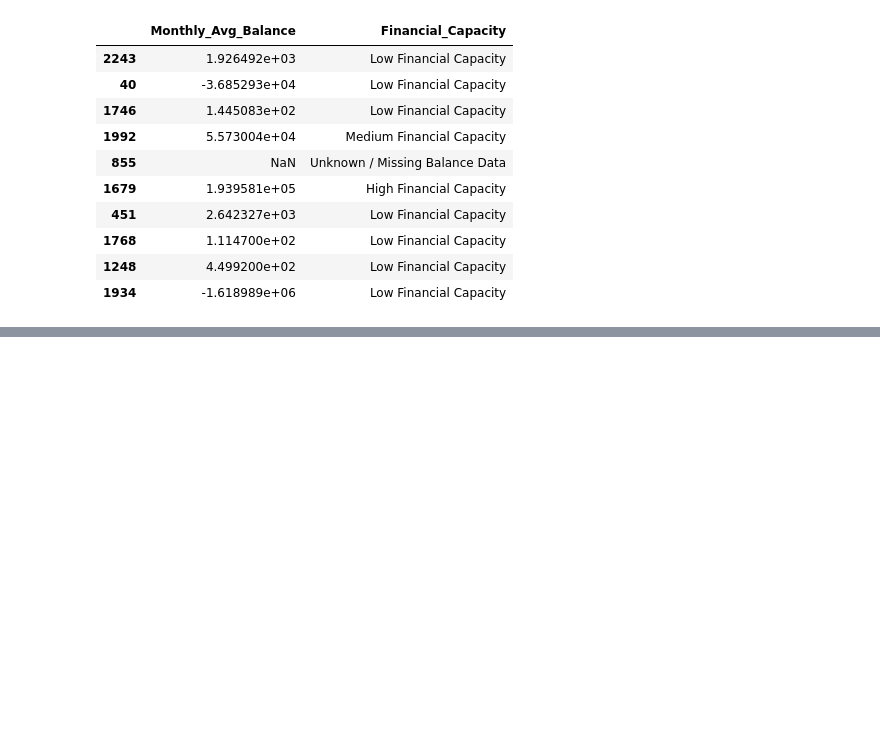
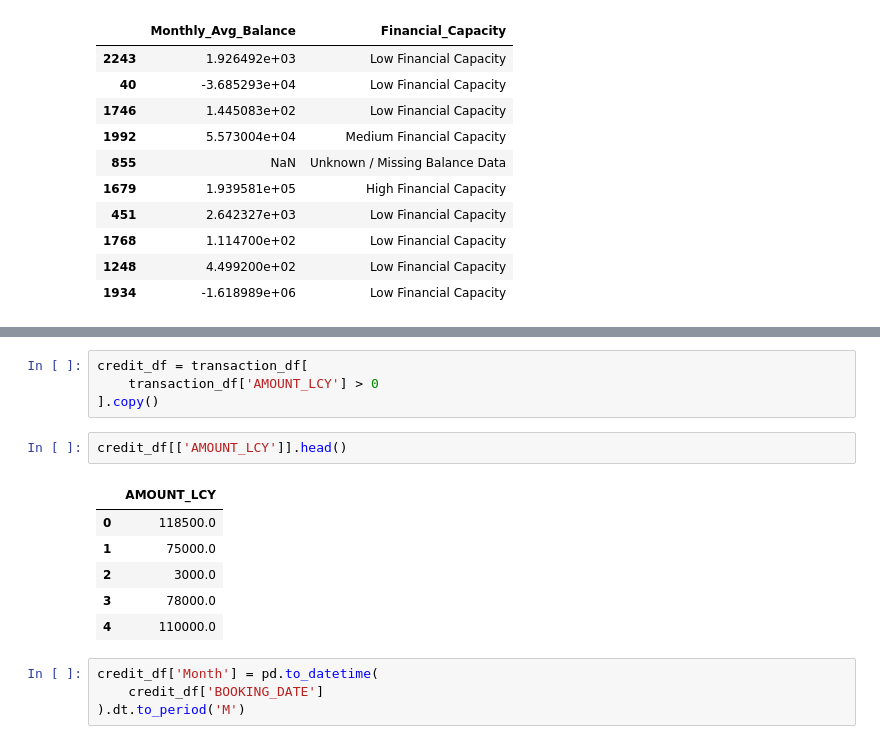
Before and after one commit to Kavindya-1/FYP, a Jupyter notebook: Initial notebook.ipynb, the cells around one changed output, grey strips where cells are left out. Cells and saved outputs as stored; diff of their text form; blank space fills up the shorter version.

```diff
--- a/Initial notebook.ipynb
+++ b/Initial notebook.ipynb
@@ -328,0 +360,17 @@ eligible_cus_df[['Monthly_Avg_Balance', 'Financial_Capacity']].sample(10)
+# %%
+credit_df = transaction_df[
+    transaction_df['AMOUNT_LCY'] > 0
+].copy()
+# %%
+credit_df[['AMOUNT_LCY']].head()
+# %% [output]
+|  | AMOUNT_LCY |
+| 0 | 118500.0 |
+| 1 | 75000.0 |
+| 2 | 3000.0 |
+| 3 | 78000.0 |
+| 4 | 110000.0 |
+# %%
+credit_df['Month'] = pd.to_datetime(
+    credit_df['BOOKING_DATE']
+).dt.to_period('M')
```
Also changed, not shown: parts of 16 cells of this notebook.
